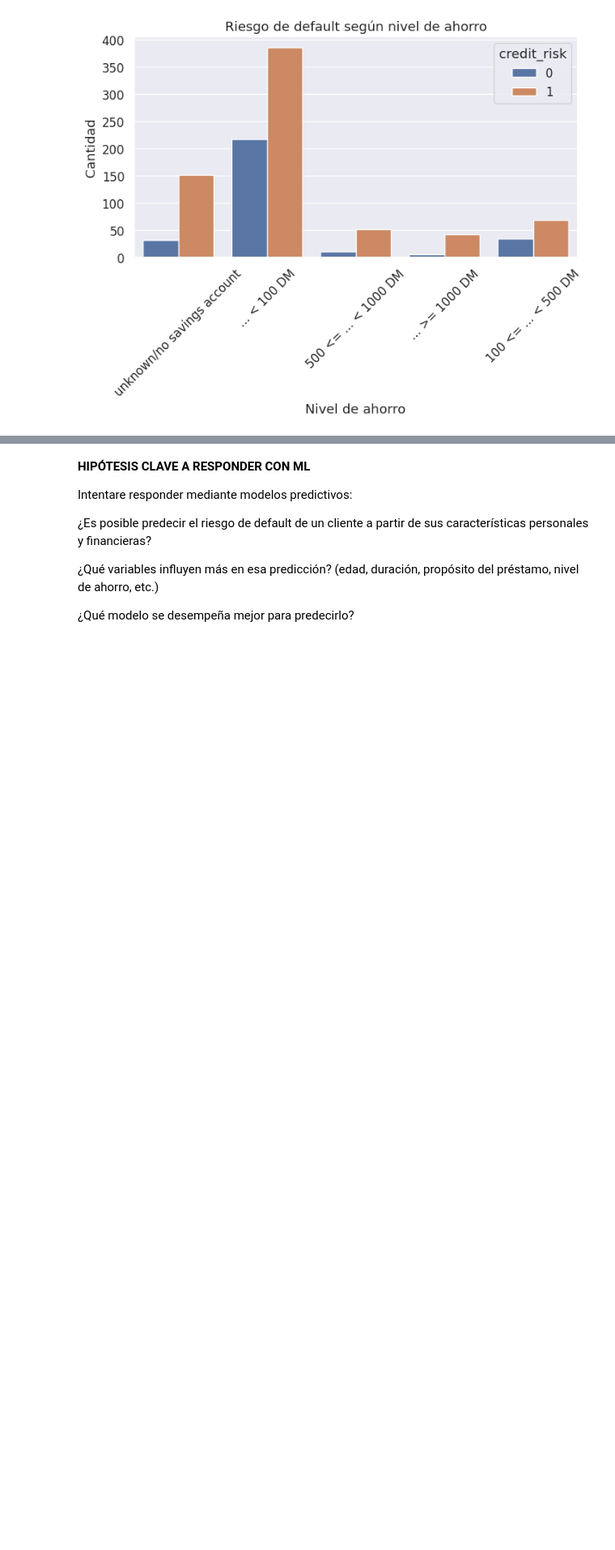
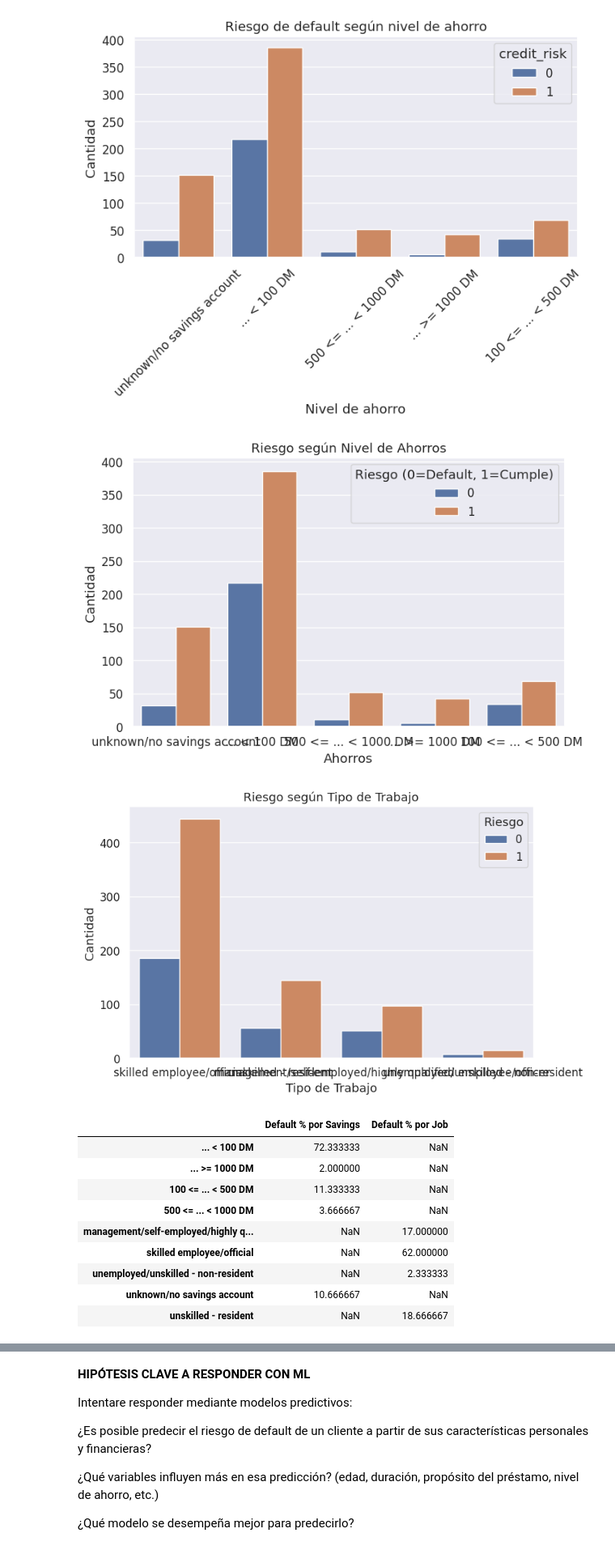
Before and after one commit to darsiltech/proyecto_credit_default_darwin.ipynb, a Jupyter notebook: proyecto_credit_default_darwin.ipynb, the cells around one changed output, grey strips where cells are left out. Shown at 81% size. Drawn from its saved outputs; the diff is of its cells as text; code cells hidden in the pictures; blank space fills up the shorter version.

```diff
--- a/proyecto_credit_default_darwin.ipynb
+++ b/proyecto_credit_default_darwin.ipynb
@@ -213,3 +213,51 @@ plt.xticks(rotation=45)
 plt.show()
 # %% [output]
 [figure]
+# %%
+import pandas as pd
+
+url = "https://raw.githubusercontent.com/selva86/datasets/master/GermanCredit.csv"
+df = pd.read_csv(url)
+# %%
+import matplotlib.pyplot as plt
+import seaborn as sns
+
+# 1. Gráfico: Nivel de ahorros vs riesgo
+plt.figure(figsize=(8, 5))
+sns.countplot(x="savings", hue="credit_risk", data=df)
+plt.title("Riesgo según Nivel de Ahorros")
+plt.xlabel("Ahorros")
+plt.ylabel("Cantidad")
+plt.legend(title="Riesgo (0=Default, 1=Cumple)")
+plt.show()
+
+# 2. Gráfico: Tipo de trabajo vs riesgo
+plt.figure(figsize=(8, 5))
+sns.countplot(x="job", hue="credit_risk", data=df)
+plt.title("Riesgo según Tipo de Trabajo")
+plt.xlabel("Tipo de Trabajo")
+plt.ylabel("Cantidad")
+plt.legend(title="Riesgo")
+plt.show()
+
+# 3. Tabla: % de default por savings y job
+default_savings = df[df["credit_risk"] == 0]["savings"].value_counts(normalize=True) * 100
+default_job = df[df["credit_risk"] == 0]["job"].value_counts(normalize=True) * 100
+tabla_default = pd.DataFrame({
+    "Default % por Savings": default_savings,
+    "Default % por Job": default_job
+})
+tabla_default
+# %% [output]
+[figure, added]
+[figure, added]
+|  | Default % por Savings | Default % por Job |
+| ... < 100 DM | 72.333333 | NaN |
+| ... >= 1000 DM | 2.000000 | NaN |
+| 100 <= ... < 500 DM | 11.333333 | NaN |
+| 500 <= ... < 1000 DM | 3.666667 | NaN |
+| management/self-employed/highly q... | NaN | 17.000000 |
+| skilled employee/official | NaN | 62.000000 |
+| unemployed/unskilled - non-resident | NaN | 2.333333 |
+| unknown/no savings account | 10.666667 | NaN |
+| unskilled - resident | NaN | 18.666667 |
```
Also changed, not shown: parts of 16 cells of this notebook.
